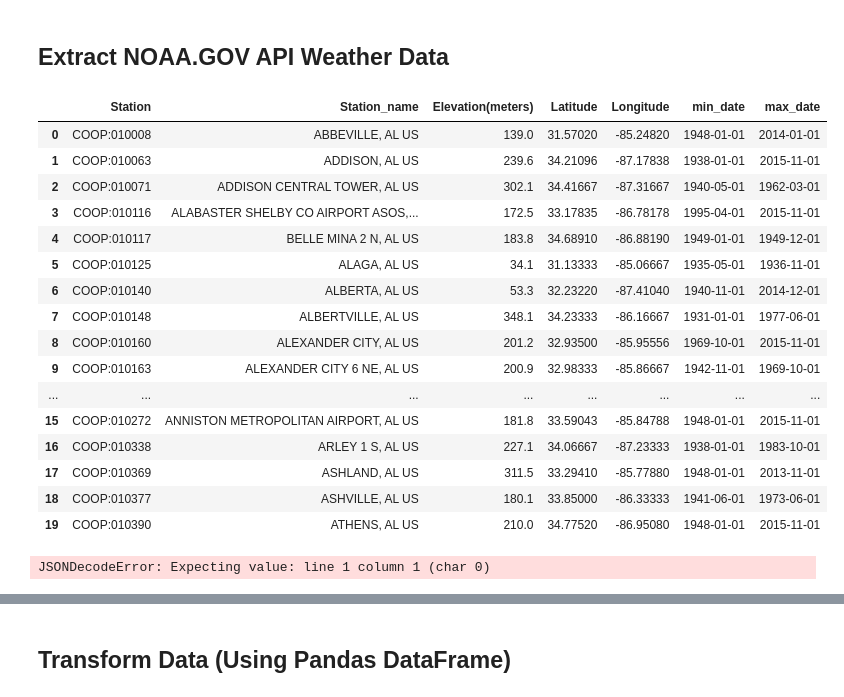
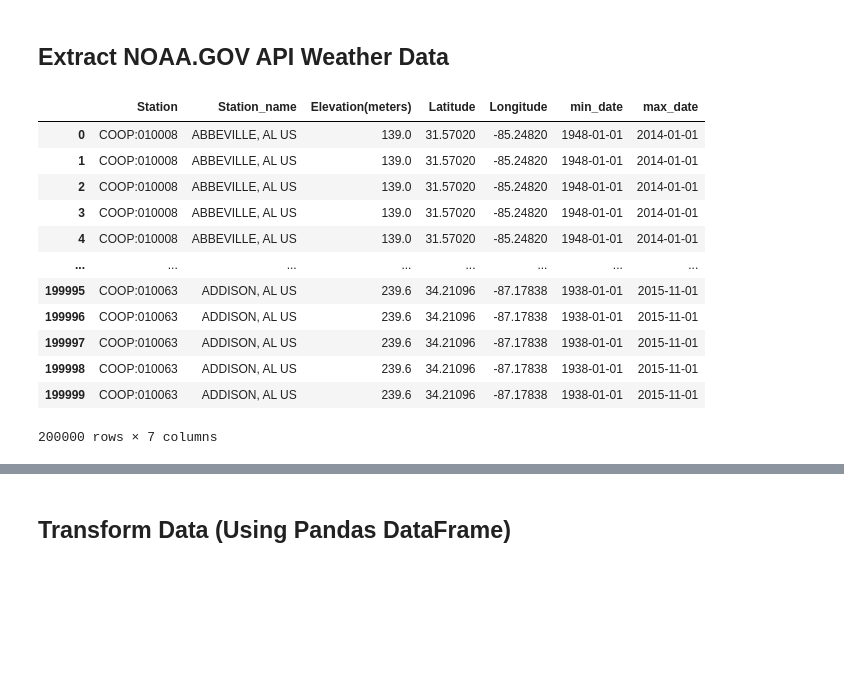
Before and after one commit to CanadianLatin/Project-4---MachineLearningIntegration, a Jupyter notebook: noaa_apidata_completeJFK.ipynb, the cells around one changed output, grey strips where cells are left out. Saved outputs shown, nothing was run; the diff lists cells and outputs as text; code cells hidden in the pictures; blank space fills up the shorter version.

```diff
--- a/noaa_apidata_completeJFK.ipynb
+++ b/noaa_apidata_completeJFK.ipynb
@@ -59,25 +69,21 @@ station_data={'Station':station_id,"Station_name":station_name,"Elevation(meters
                         'Latitude':latitude,'Longitude':longitude,"min_date":min_date,'max_date':max_date}
 # %%
 station_data_df=pd.DataFrame(station_data)
-station_data_df.head(20)
+station_data_df.head(200000)
 # %% [output]
 |  | Station | Station_name | Elevation(meters) | Latitude | Longitude | min_date | max_date |
 | 0 | COOP:010008 | ABBEVILLE, AL US | 139.0 | 31.57020 | -85.24820 | 1948-01-01 | 2014-01-01 |
-| 1 | COOP:010063 | ADDISON, AL US | 239.6 | 34.21096 | -87.17838 | 1938-01-01 | 2015-11-01 |
-| 2 | COOP:010071 | ADDISON CENTRAL TOWER, AL US | 302.1 | 34.41667 | -87.31667 | 1940-05-01 | 1962-03-01 |
-| 3 | COOP:010116 | ALABASTER SHELBY CO AIRPORT ASOS,... | 172.5 | 33.17835 | -86.78178 | 1995-04-01 | 2015-11-01 |
-| 4 | COOP:010117 | BELLE MINA 2 N, AL US | 183.8 | 34.68910 | -86.88190 | 1949-01-01 | 1949-12-01 |
-| 5 | COOP:010125 | ALAGA, AL US | 34.1 | 31.13333 | -85.06667 | 1935-05-01 | 1936-11-01 |
-| 6 | COOP:010140 | ALBERTA, AL US | 53.3 | 32.23220 | -87.41040 | 1940-11-01 | 2014-12-01 |
-| 7 | COOP:010148 | ALBERTVILLE, AL US | 348.1 | 34.23333 | -86.16667 | 1931-01-01 | 1977-06-01 |
-| 8 | COOP:010160 | ALEXANDER CITY, AL US | 201.2 | 32.93500 | -85.95556 | 1969-10-01 | 2015-11-01 |
-| 9 | COOP:010163 | ALEXANDER CITY 6 NE, AL US | 200.9 | 32.98333 | -85.86667 | 1942-11-01 | 1969-10-01 |
+| 1 | COOP:010008 | ABBEVILLE, AL US | 139.0 | 31.57020 | -85.24820 | 1948-01-01 | 2014-01-01 |
+| 2 | COOP:010008 | ABBEVILLE, AL US | 139.0 | 31.57020 | -85.24820 | 1948-01-01 | 2014-01-01 |
+| 3 | COOP:010008 | ABBEVILLE, AL US | 139.0 | 31.57020 | -85.24820 | 1948-01-01 | 2014-01-01 |
+| 4 | COOP:010008 | ABBEVILLE, AL US | 139.0 | 31.57020 | -85.24820 | 1948-01-01 | 2014-01-01 |
 | ... | ... | ... | ... | ... | ... | ... | ... |
-| 15 | COOP:010272 | ANNISTON METROPOLITAN AIRPORT, AL US | 181.8 | 33.59043 | -85.84788 | 1948-01-01 | 2015-11-01 |
-| 16 | COOP:010338 | ARLEY 1 S, AL US | 227.1 | 34.06667 | -87.23333 | 1938-01-01 | 1983-10-01 |
-| 17 | COOP:010369 | ASHLAND, AL US | 311.5 | 33.29410 | -85.77880 | 1948-01-01 | 2013-11-01 |
-| 18 | COOP:010377 | ASHVILLE, AL US | 180.1 | 33.85000 | -86.33333 | 1941-06-01 | 1973-06-01 |
-| 19 | COOP:010390 | ATHENS, AL US | 210.0 | 34.77520 | -86.95080 | 1948-01-01 | 2015-11-01 |
+| 199995 | COOP:010063 | ADDISON, AL US | 239.6 | 34.21096 | -87.17838 | 1938-01-01 | 2015-11-01 |
+| 199996 | COOP:010063 | ADDISON, AL US | 239.6 | 34.21096 | -87.17838 | 1938-01-01 | 2015-11-01 |
+| 199997 | COOP:010063 | ADDISON, AL US | 239.6 | 34.21096 | -87.17838 | 1938-01-01 | 2015-11-01 |
+| 199998 | COOP:010063 | ADDISON, AL US | 239.6 | 34.21096 | -87.17838 | 1938-01-01 | 2015-11-01 |
+| 199999 | COOP:010063 | ADDISON, AL US | 239.6 | 34.21096 | -87.17838 | 1938-01-01 | 2015-11-01 |
+200000 rows × 7 columns
 # %%
 # station_data_df.to_csv('stations.csv',index=False)
 # %%
@@ -87,13 +93,13 @@ datatype=[]
 date=[]
 value=[]
 
-for year in range(2012, 2023):
+for year in range(2010, 2022):
     x=str(year)
 
     for month in range(1,13):
         y = str(month).zfill(2)
-        url_prcp=f"https://www.ncei.noaa.gov/cdo-web/api/v2/data?datasetid=GSOM&stationid=GHCND:USW00094789&units=standard&startdate={x}-{y}-01&enddate={x}-{y}-01"
-        headers = {'token': api_token}
+        url_prcp=f"https://www.ncei.noaa.gov/cdo-web/api/v2/data?datasetid=GSOM&stationid=GHCND:USW00094789&units=metric&startdate={x}-{y}-01&enddate={x}-{y}-01"
+        headers = {'token': noaa_token}
 
 
         response = requests.get(url_prcp, headers=headers).json()
@@ -115,8 +121,6 @@ for year in range(2012, 2023):
                 value.append("NA")
 
 weather_data={'Station':station,"Data_Type":datatype,"Date":date,'Value':value}
-# %% [output]
-JSONDecodeError: Expecting value: line 1 column 1 (char 0)
 # %%
 weather_data_df=pd.DataFrame(weather_data)
 weather_data_df.tail(20)
```
Also changed, not shown: parts of 10 cells of this notebook, 5 other files.
